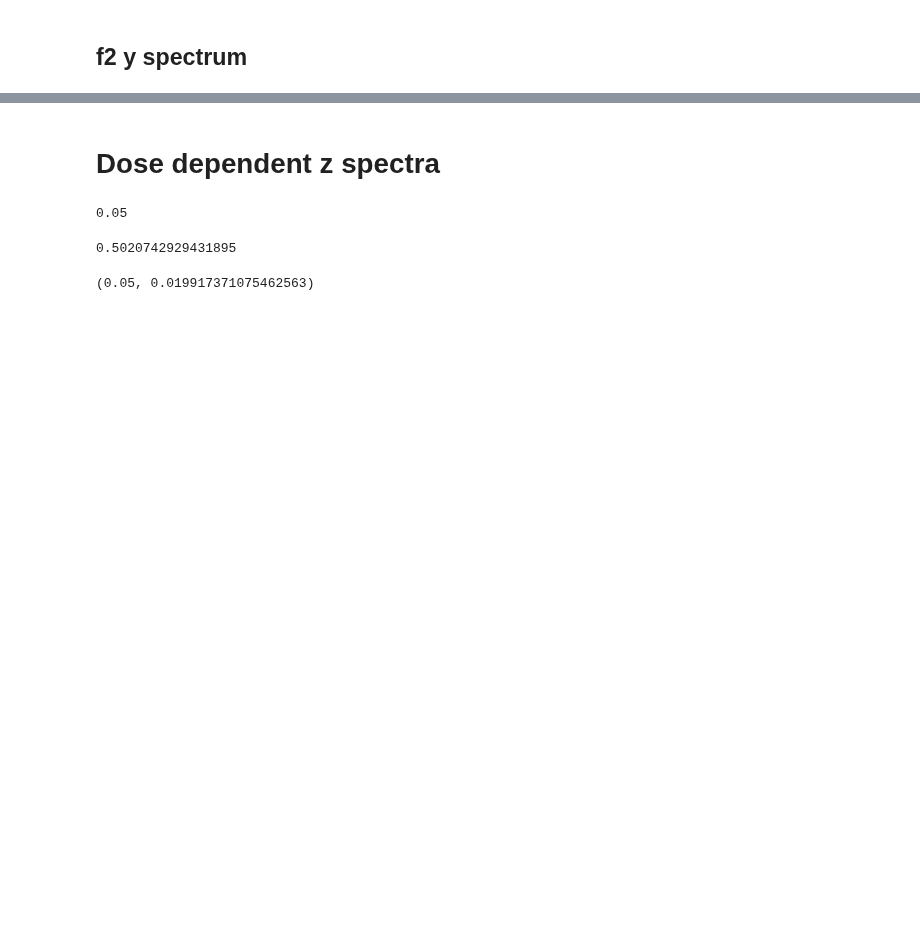
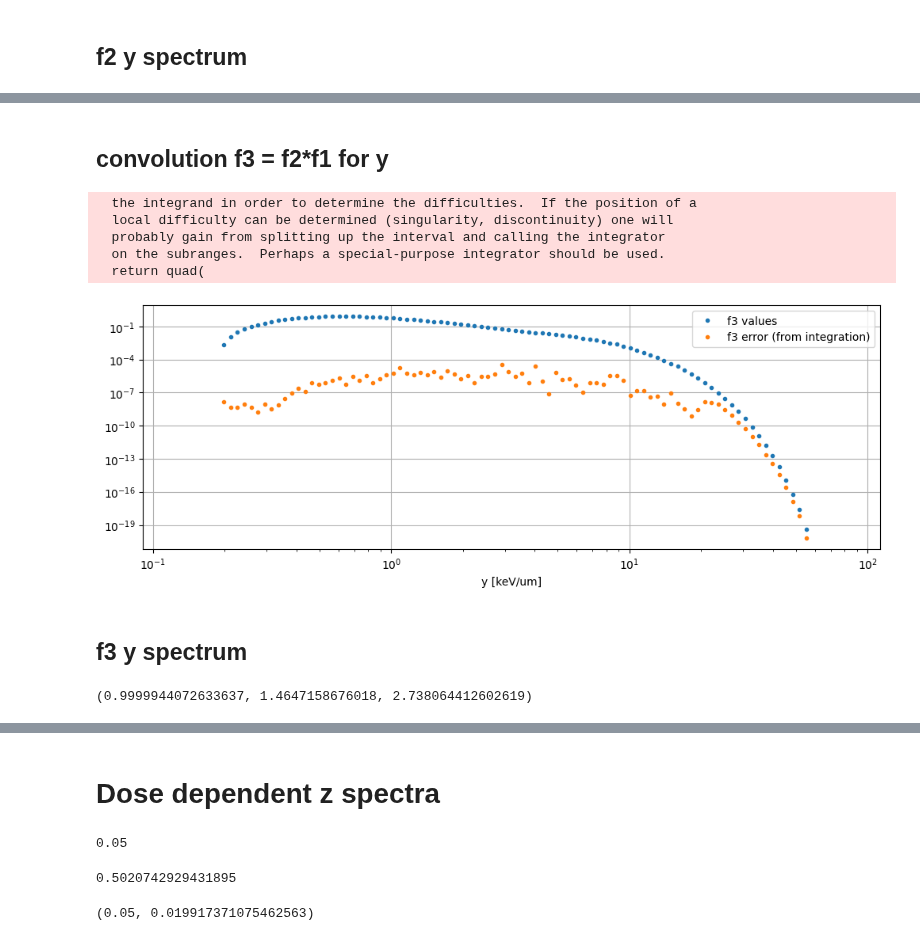
Before and after one commit to grzanka/microdosimetric_spectra_folding, a Jupyter notebook: notebooks/0.8-Cs137-spectra.ipynb, the cells around one changed output, grey strips where cells are left out. Cells and saved outputs as stored; diff of their text form; code cells hidden in the pictures; blank space fills up the shorter version.

```diff
--- a/notebooks/0.8-Cs137-spectra.ipynb
+++ b/notebooks/0.8-Cs137-spectra.ipynb
@@ -246,0 +247,73 @@ for a in ax:
+# %% [markdown]
+## convolution f3 = f2*f1 for y
+# %%
+# we apply convolution on f(y), not on yfy or ydy
+spectrum_y_f2_function = lambda x: spectrum_y_f2.data.bin_value(
+    x, spectrum_value_type=SpectrumValueType.fy
+)
+
+expected_f3_domain = (
+    spectrum_y_f1.data.bin_edges[0] * 2,
+    spectrum_y_f2.data.bin_edges[-1] * 2,
+)
+yvalues_for_f3_convolution = np.geomspace(
+    start=expected_f3_domain[0], stop=expected_f3_domain[1], num=100
+)
+
+convolution_integration_limits = (
+    spectrum_y_f1.data.bin_edges[0] / 8,
+    spectrum_y_f2.data.bin_edges[-1] * 8,
+)
+integral_kwargs = {
+    "limit": 800,
+    "points": np.geomspace(*convolution_integration_limits, 400),
+}
+spectrum_y_f3_values_and_errors = [
+    convolution(
+        spectrum_y_f1_function,
+        spectrum_y_f2_function,
+        lower_limit=convolution_integration_limits[0],
+        upper_limit=convolution_integration_limits[1],
+        kwargs=integral_kwargs,
+    )(y)
+    for y in tqdm(yvalues_for_f3_convolution)
+]
+# %% [output]
+  the integrand in order to determine the difficulties.  If the position of a
+  local difficulty can be determined (singularity, discontinuity) one will
+  probably gain from splitting up the interval and calling the integrator
+  on the subranges.  Perhaps a special-purpose integrator should be used.
+  return quad(
+# %%
+fig, ax = plt.subplots(nrows=1, ncols=1, figsize=(12, 4))
+ax.plot(
+    yvalues_for_f3_convolution,
+    [item[0] for item in spectrum_y_f3_values_and_errors],
+    ".",
+    label="f3 values",
+)
+ax.plot(
+    yvalues_for_f3_convolution,
+    [item[1] for item in spectrum_y_f3_values_and_errors],
+    ".",
+    label="f3 error (from integration)",
+)
+ax.grid()
+ax.set_xlabel("y [keV/um]")
+ax.legend()
+ax.set_xscale("log")
+ax.set_yscale("log")
+# %% [output]
+[figure, added]
+# %% [markdown]
+## f3 y spectrum
+# %%
+spectrum_y_f3 = LinealEnergySpectrum(
+    data=SpectrumData(
+        bin_centers=yvalues_for_f3_convolution,
+        bin_values_freq=np.array([item[0] for item in spectrum_y_f3_values_and_errors]),
+    )
+)
+spectrum_y_f3.norm, spectrum_y_f3.yF, spectrum_y_f3.yD
+# %% [output]
+(0.9999944072633637, 1.4647158676018, 2.738064412602619)
```
Also changed, not shown: parts of 30 cells of this notebook, 1 other file.
